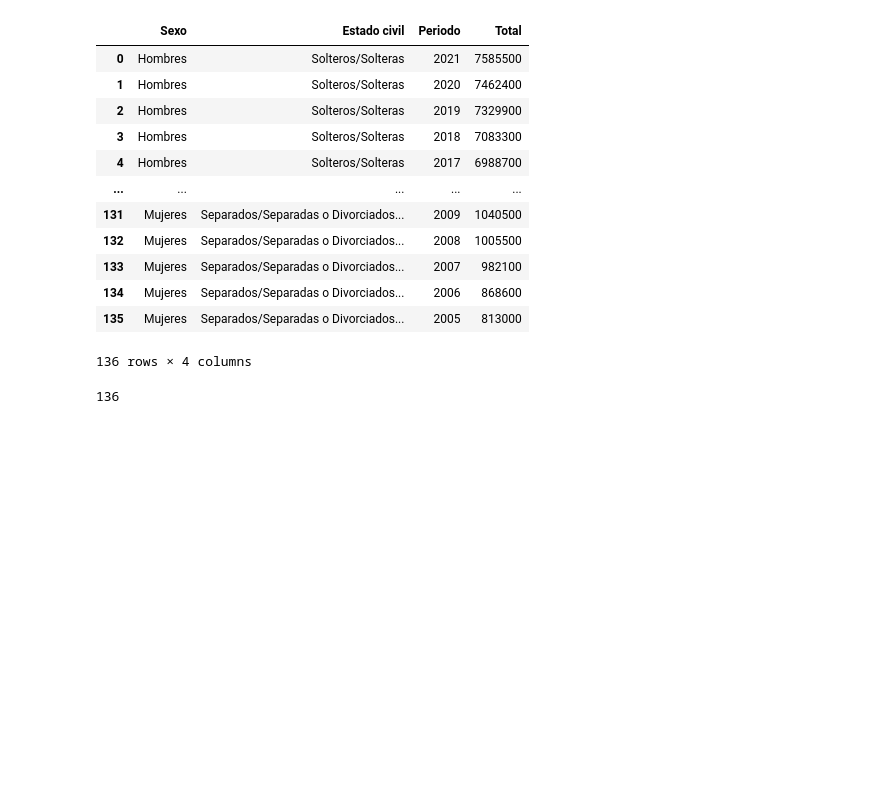
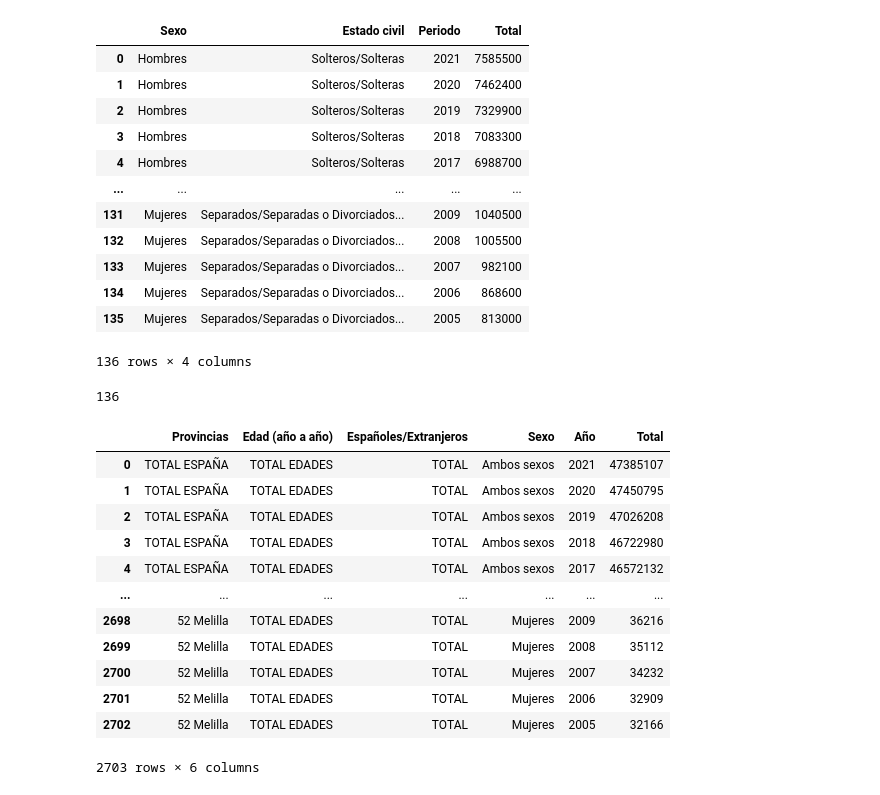
Before and after one commit to elvestevez/marriages_divorces_project_m2, a Jupyter notebook: notebooks/get_dataset.ipynb, the cells around one changed output. Cells and saved outputs as stored; diff of their text form; code cells hidden in the pictures; blank space fills up the shorter version.

```diff
--- a/notebooks/get_dataset.ipynb
+++ b/notebooks/get_dataset.ipynb
@@ -1011,3 +996,24 @@ df_pop
 # %%
 # save df population
 df_pop.to_csv(path_out + 'population.csv', index=False) # dataset population
+# %%
+df_pop_prov = pd.read_csv(path_in + 'poblacion_provincia.csv',
+                          sep=';',
+                          encoding='iso-8859-1',
+                          thousands='.',
+                          decimal=',')
+df_pop_prov
+# %% [output]
+|  | Provincias | Edad (año a año) | Españoles/Extranjeros | Sexo | Año | Total |
+| 0 | TOTAL ESPAÑA | TOTAL EDADES | TOTAL | Ambos sexos | 2021 | 47385107 |
+| 1 | TOTAL ESPAÑA | TOTAL EDADES | TOTAL | Ambos sexos | 2020 | 47450795 |
+| 2 | TOTAL ESPAÑA | TOTAL EDADES | TOTAL | Ambos sexos | 2019 | 47026208 |
+| 3 | TOTAL ESPAÑA | TOTAL EDADES | TOTAL | Ambos sexos | 2018 | 46722980 |
+| 4 | TOTAL ESPAÑA | TOTAL EDADES | TOTAL | Ambos sexos | 2017 | 46572132 |
+| ... | ... | ... | ... | ... | ... | ... |
+| 2698 | 52 Melilla | TOTAL EDADES | TOTAL | Mujeres | 2009 | 36216 |
+| 2699 | 52 Melilla | TOTAL EDADES | TOTAL | Mujeres | 2008 | 35112 |
+| 2700 | 52 Melilla | TOTAL EDADES | TOTAL | Mujeres | 2007 | 34232 |
+| 2701 | 52 Melilla | TOTAL EDADES | TOTAL | Mujeres | 2006 | 32909 |
+| 2702 | 52 Melilla | TOTAL EDADES | TOTAL | Mujeres | 2005 | 32166 |
+2703 rows × 6 columns
```
Also changed, not shown: parts of 18 cells of this notebook, 5 other files.
